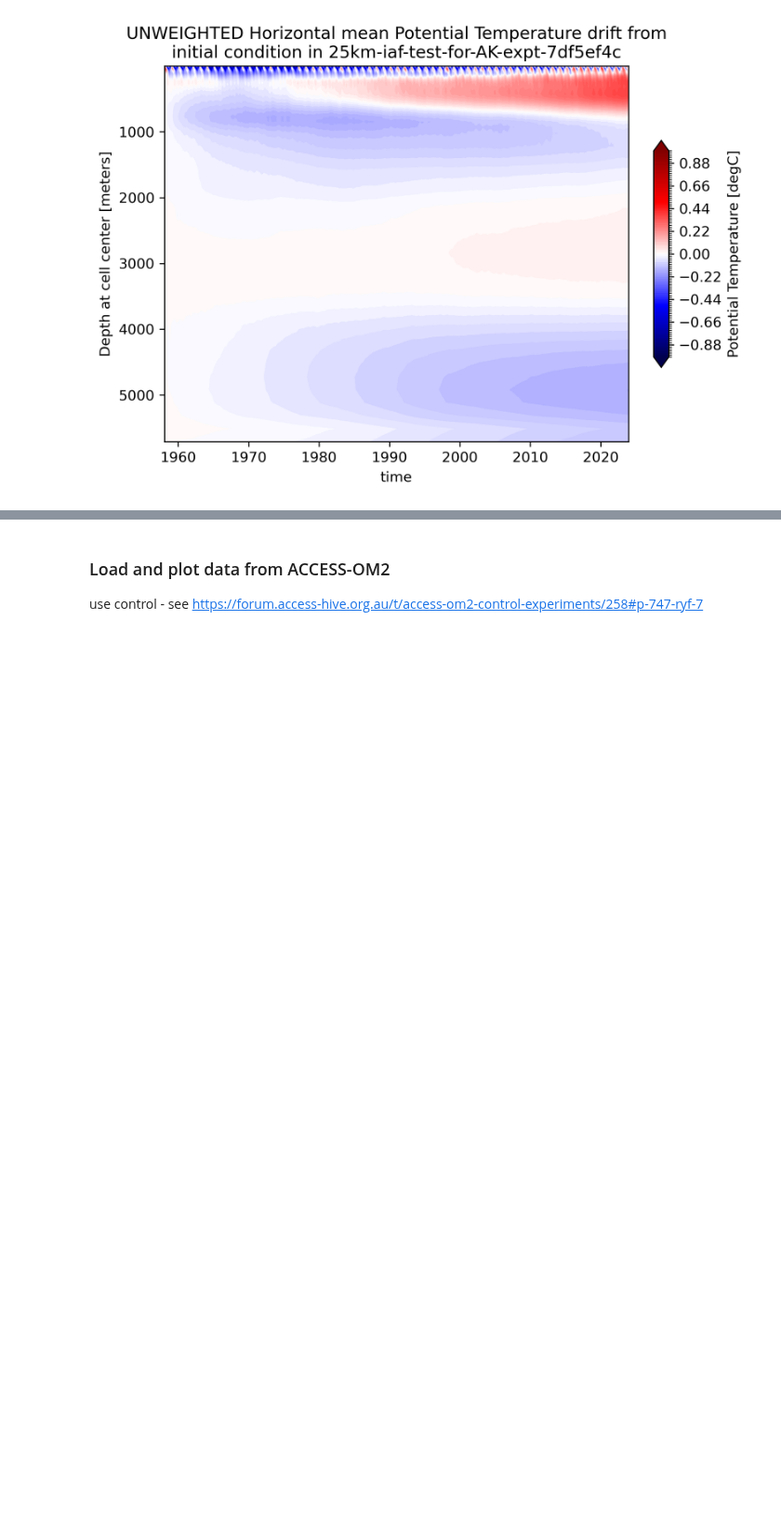
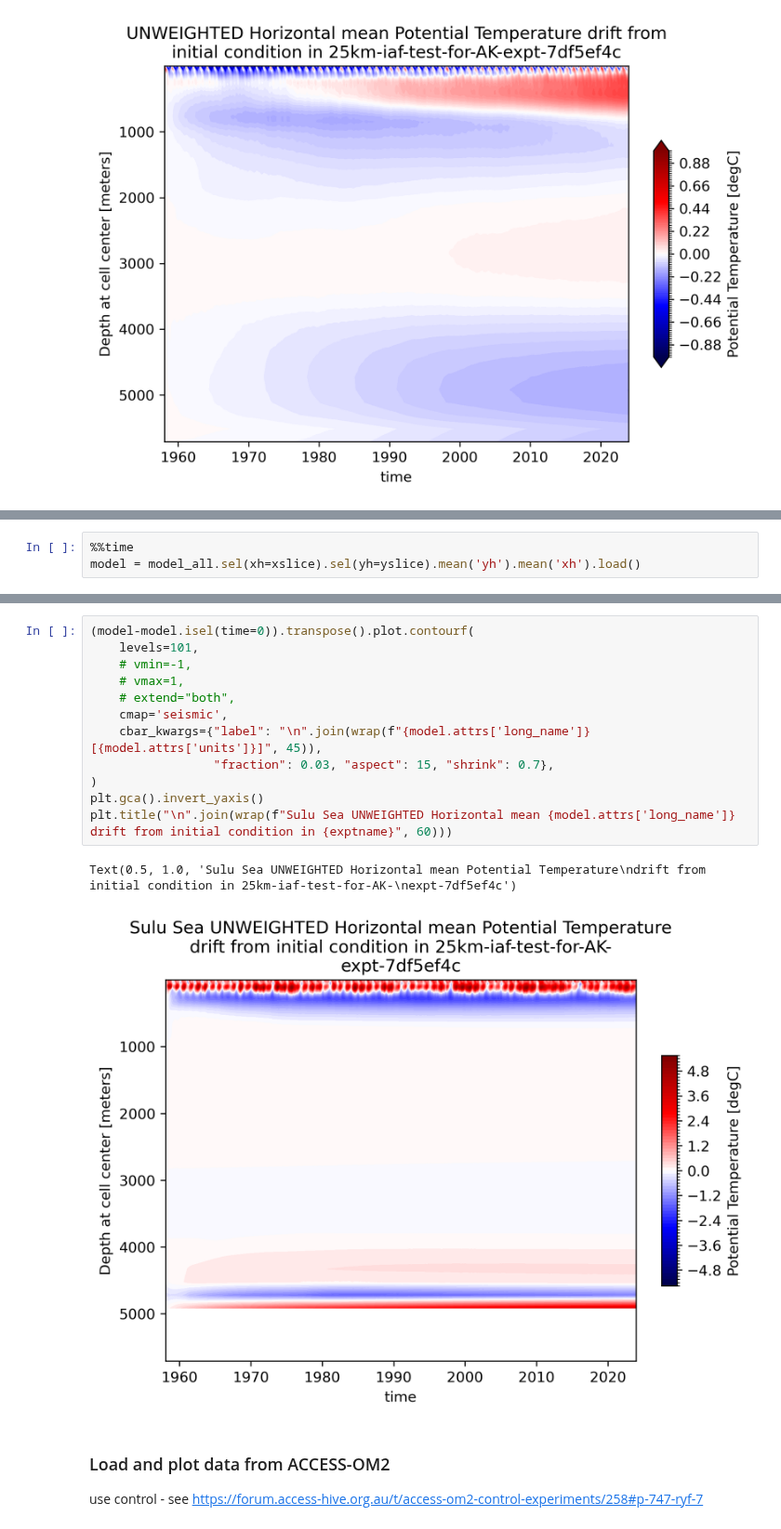
Before and after one commit to ACCESS-Community-Hub/access-om3-paper-1, a Jupyter notebook: notebooks/temp-vs-depth-time.ipynb, the cells around one changed output, grey strips where cells are left out. Shown at 93% size. Cells and saved outputs as stored; diff of their text form; blank space fills up the shorter version.

```diff
--- a/notebooks/temp-vs-depth-time.ipynb
+++ b/notebooks/temp-vs-depth-time.ipynb
@@ -111,0 +127,3 @@ Text(0.5, 1.0, 'UNWEIGHTED Horizontal mean Potential Temperature drift from\nini
+# %%
+%%time
+model = model_all.sel(xh=xslice).sel(yh=yslice).mean('yh').mean('xh').load()
@@ -112,3 +133,18 @@ Text(0.5, 1.0, 'UNWEIGHTED Horizontal mean Potential Temperature drift from\nini
+# %%
+(model-model.isel(time=0)).transpose().plot.contourf(
+    levels=101,
+    # vmin=-1,
+    # vmax=1,
+    # extend="both",
+    cmap='seismic',
+    cbar_kwargs={"label": "\n".join(wrap(f"{model.attrs['long_name']} [{model.attrs['units']}]", 45)),
+                 "fraction": 0.03, "aspect": 15, "shrink": 0.7},
+)
+plt.gca().invert_yaxis()
+plt.title("\n".join(wrap(f"Sulu Sea UNWEIGHTED Horizontal mean {model.attrs['long_name']} drift from initial condition in {exptname}", 60)))
+# %% [output]
+Text(0.5, 1.0, 'Sulu Sea UNWEIGHTED Horizontal mean Potential Temperature\ndrift from initial condition in 25km-iaf-test-for-AK-\nexpt-7df5ef4c')
+[figure, added]
 # %% [markdown]
 ### Load and plot data from ACCESS-OM2
 use control - see https://forum.access-hive.org.au/t/access-om2-control-experiments/258#p-747-ryf-7
```
Also changed, not shown: parts of 10 cells of this notebook.
